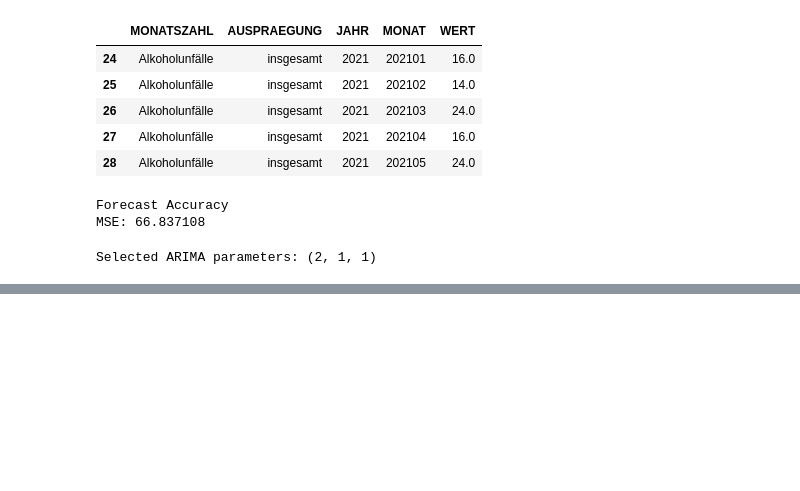
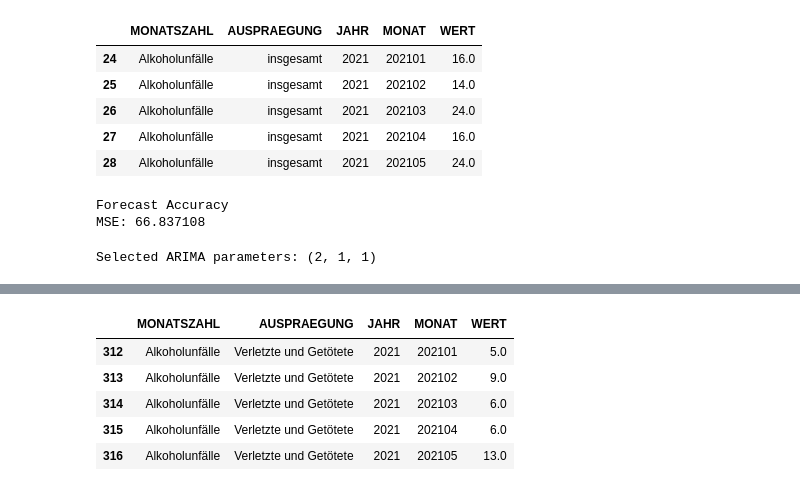
Before and after one commit to PrahithaM/DPS_Task, a Jupyter notebook: DPS_AI_Prahitha.ipynb, the cells around one changed output, grey strips where cells are left out. Cells and saved outputs as stored; diff of their text form; code cells hidden in the pictures; blank space fills up the shorter version.

```diff
--- a/DPS_AI_Prahitha.ipynb
+++ b/DPS_AI_Prahitha.ipynb
@@ -630,0 +540,10 @@ At iterate    5    f=  3.66812D+00    |proj g|=  5.61092D-02
+# %%
+alcohol_killed_test = alcohol_killed_test[alcohol_killed_test['JAHR'] <= 2021]
+alcohol_killed_test.head()
+# %% [output]
+|  | MONATSZAHL | AUSPRAEGUNG | JAHR | MONAT | WERT |
+| 312 | Alkoholunfälle | Verletzte und Getötete | 2021 | 202101 | 5.0 |
+| 313 | Alkoholunfälle | Verletzte und Getötete | 2021 | 202102 | 9.0 |
+| 314 | Alkoholunfälle | Verletzte und Getötete | 2021 | 202103 | 6.0 |
+| 315 | Alkoholunfälle | Verletzte und Getötete | 2021 | 202104 | 6.0 |
+| 316 | Alkoholunfälle | Verletzte und Getötete | 2021 | 202105 | 13.0 |
```
Also changed, not shown: parts of 13 cells of this notebook.
